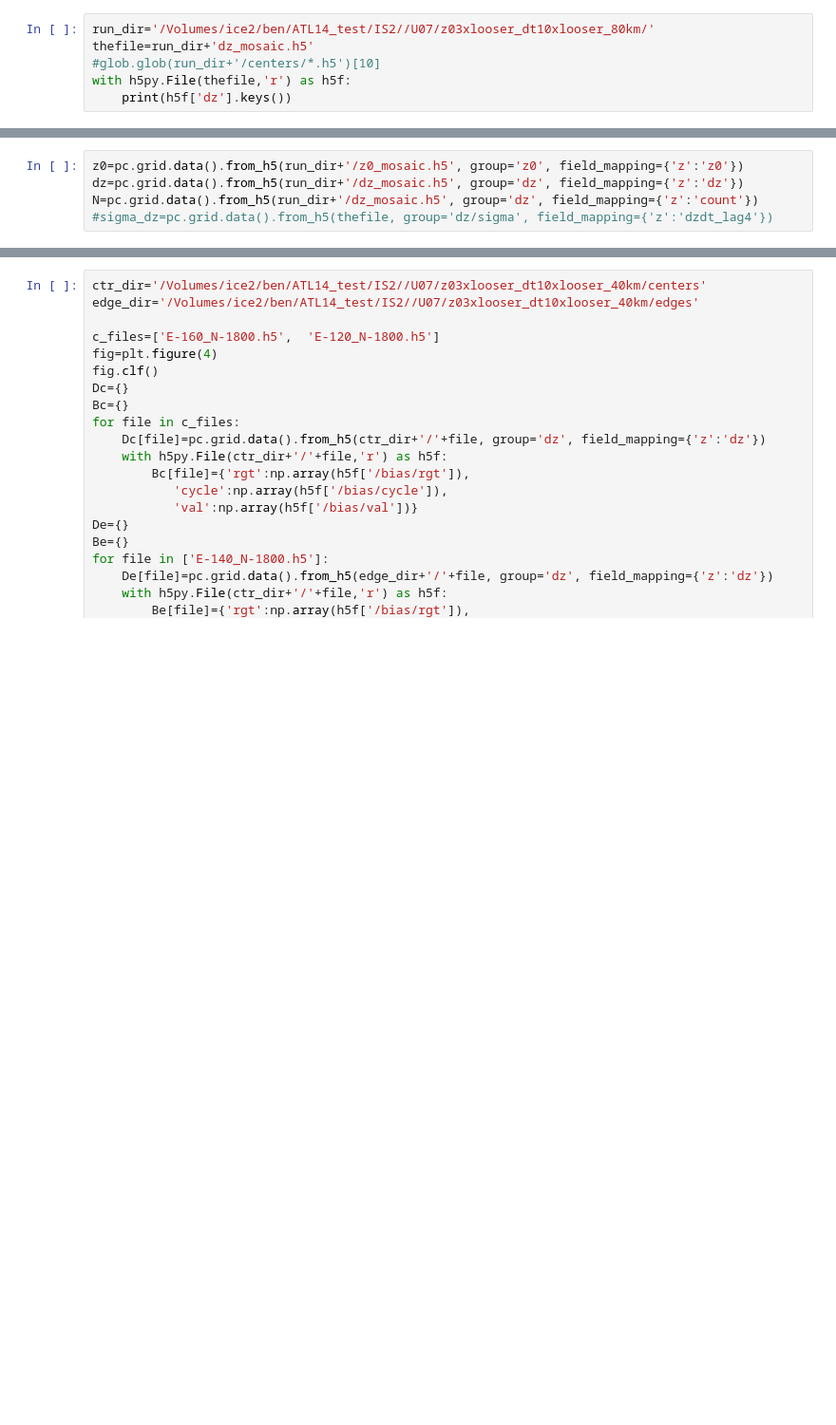
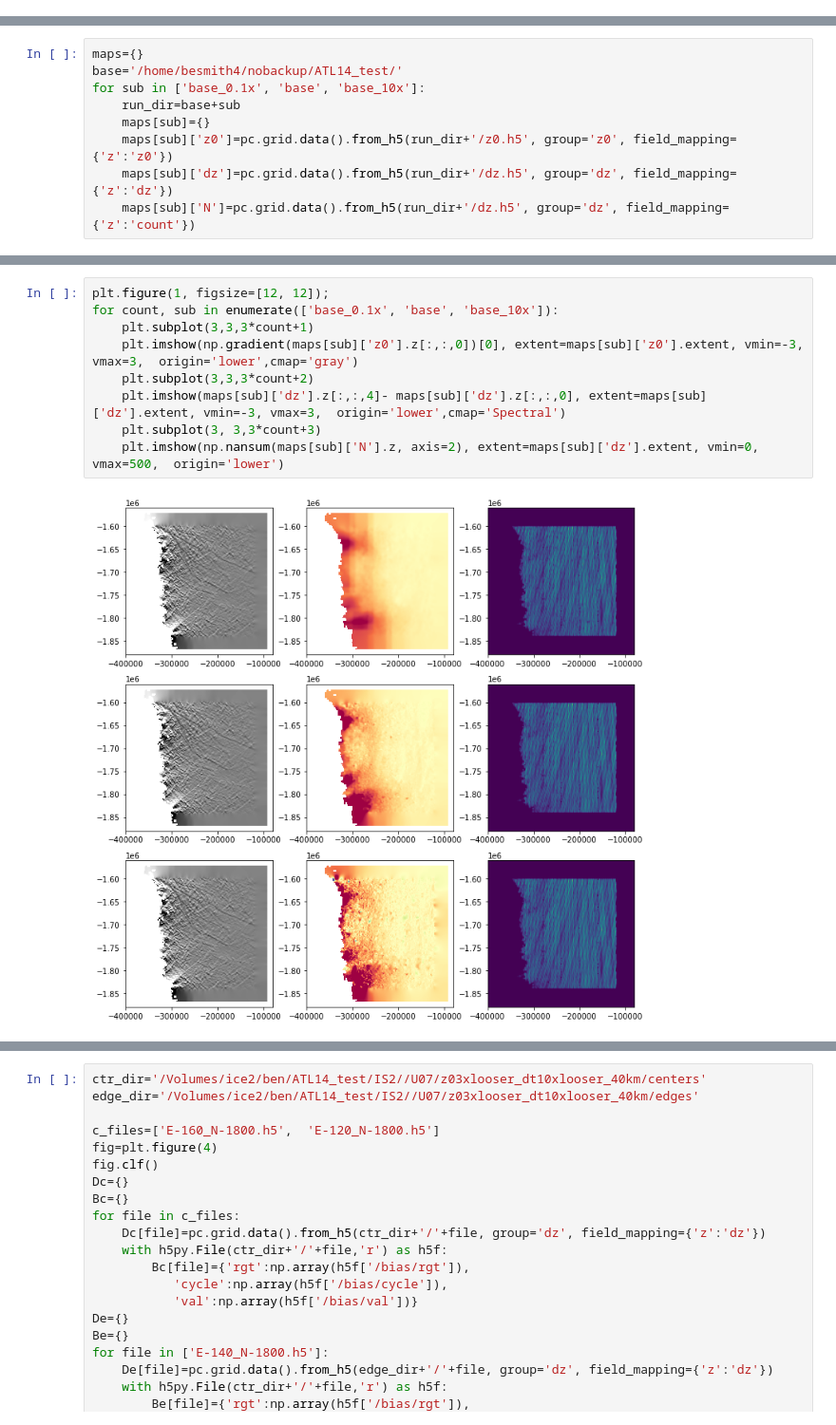
Before and after one commit to SmithB/surfaceChange, a Jupyter notebook: notebooks/view_results.ipynb, the cells around one changed output, grey strips where cells are left out. Shown at 95% size. Drawn from its saved outputs; the diff is of its cells as text; blank space fills up the shorter version.

```diff
--- a/notebooks/view_results.ipynb
+++ b/notebooks/view_results.ipynb
@@ -15,6 +10,0 @@ rm: cannot remove '/Volumes/ice2/ben/ATL14_test/IS2//U07/z03xlooser_dt10xlooser_
-# %%
-run_dir='/Volumes/ice2/ben/ATL14_test/IS2//U07/z03xlooser_dt10xlooser_80km/'
-thefile=run_dir+'dz_mosaic.h5'
-#glob.glob(run_dir+'/centers/*.h5')[10]
-with h5py.File(thefile,'r') as h5f:
-    print(h5f['dz'].keys())
@@ -23,5 +11,9 @@ with h5py.File(thefile,'r') as h5f:
 # %%
-z0=pc.grid.data().from_h5(run_dir+'/z0_mosaic.h5', group='z0', field_mapping={'z':'z0'})
-dz=pc.grid.data().from_h5(run_dir+'/dz_mosaic.h5', group='dz', field_mapping={'z':'dz'})
-N=pc.grid.data().from_h5(run_dir+'/dz_mosaic.h5', group='dz', field_mapping={'z':'count'})
-#sigma_dz=pc.grid.data().from_h5(thefile, group='dz/sigma', field_mapping={'z':'dzdt_lag4'})
+maps={}
+base='/home/besmith4/nobackup/ATL14_test/'
+for sub in ['base_0.1x', 'base', 'base_10x']:
+    run_dir=base+sub
+    maps[sub]={}
+    maps[sub]['z0']=pc.grid.data().from_h5(run_dir+'/z0.h5', group='z0', field_mapping={'z':'z0'})
+    maps[sub]['dz']=pc.grid.data().from_h5(run_dir+'/dz.h5', group='dz', field_mapping={'z':'dz'})
+    maps[sub]['N']=pc.grid.data().from_h5(run_dir+'/dz.h5', group='dz', field_mapping={'z':'count'})
@@ -33,0 +20,11 @@ plt.figure(1); plt.imshow(np.gradient(z0.z[:,:,0])[0], extent=z0.extent, vmin=-1
+# %%
+plt.figure(1, figsize=[12, 12]);
+for count, sub in enumerate(['base_0.1x', 'base', 'base_10x']):
+    plt.subplot(3,3,3*count+1)
+    plt.imshow(np.gradient(maps[sub]['z0'].z[:,:,0])[0], extent=maps[sub]['z0'].extent, vmin=-3, vmax=3,  origin='lower',cmap='gray')
+    plt.subplot(3,3,3*count+2)
+    plt.imshow(maps[sub]['dz'].z[:,:,4]- maps[sub]['dz'].z[:,:,0], extent=maps[sub]['dz'].extent, vmin=-3, vmax=3,  origin='lower',cmap='Spectral')
+    plt.subplot(3, 3,3*count+3)
+    plt.imshow(np.nansum(maps[sub]['N'].z, axis=2), extent=maps[sub]['dz'].extent, vmin=0, vmax=500,  origin='lower')
+# %% [output]
+[figure, added]
```
Also changed, not shown: parts of 12 cells of this notebook, 1 other file.
